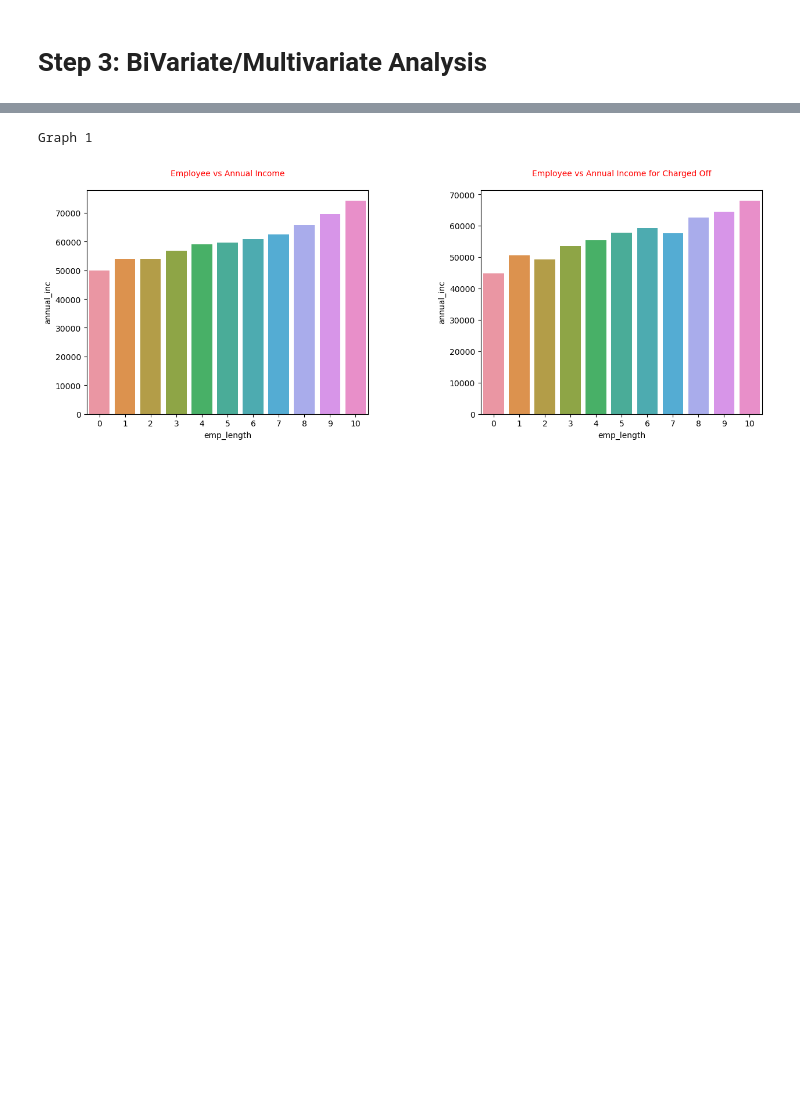
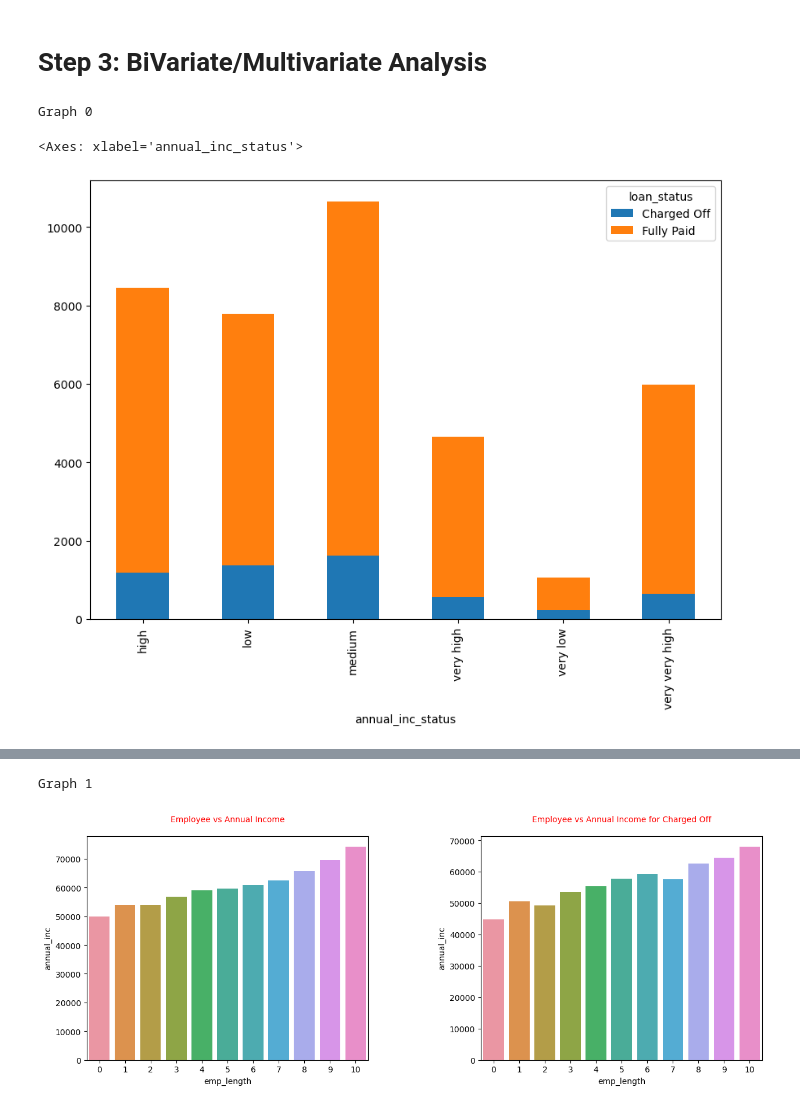
Before and after one commit to mvinayvenkatesh/LendingClubCaseStudy, a Jupyter notebook: lending_club_case_study.ipynb, the cells around one changed output, grey strips where cells are left out. Drawn from its saved outputs; the diff is of its cells as text; code cells hidden in the pictures; blank space fills up the shorter version.

```diff
--- a/lending_club_case_study.ipynb
+++ b/lending_club_case_study.ipynb
@@ -469,2 +379,29 @@ plt.show()
 # %% [markdown]
 # Step 3: BiVariate/Multivariate Analysis
+# %%
+print("Graph 0")
+# Multivariate graph 0
+# Classify Annual income into categories
+def income_status(x):
+    if 0 <= x < 20000:
+        return "very low"
+    elif 20000 <= x < 40000:
+        return "low"
+    elif 40000 <= x < 60000:
+        return "medium"
+    elif 60000 <= x < 80000:
+        return "high"
+    elif 80000 <= x < 100000:
+        return "very high"
+    else:
+        return "very very high"
+# %% [output]
+Graph 0
+# %%
+df1["annual_inc_status"] = df["annual_inc"].apply(lambda x: income_status(x))
+# %%
+income_wise_count = pd.pivot_table(data=df1, values="loan_amnt", index="annual_inc_status", columns="loan_status", aggfunc="count")
+income_wise_count.plot(kind="bar", stacked="True", figsize=[10,7])
+# %% [output]
+<Axes: xlabel='annual_inc_status'>
+[figure, added]
```
Also changed, not shown: parts of 25 cells of this notebook, 1 other file.
